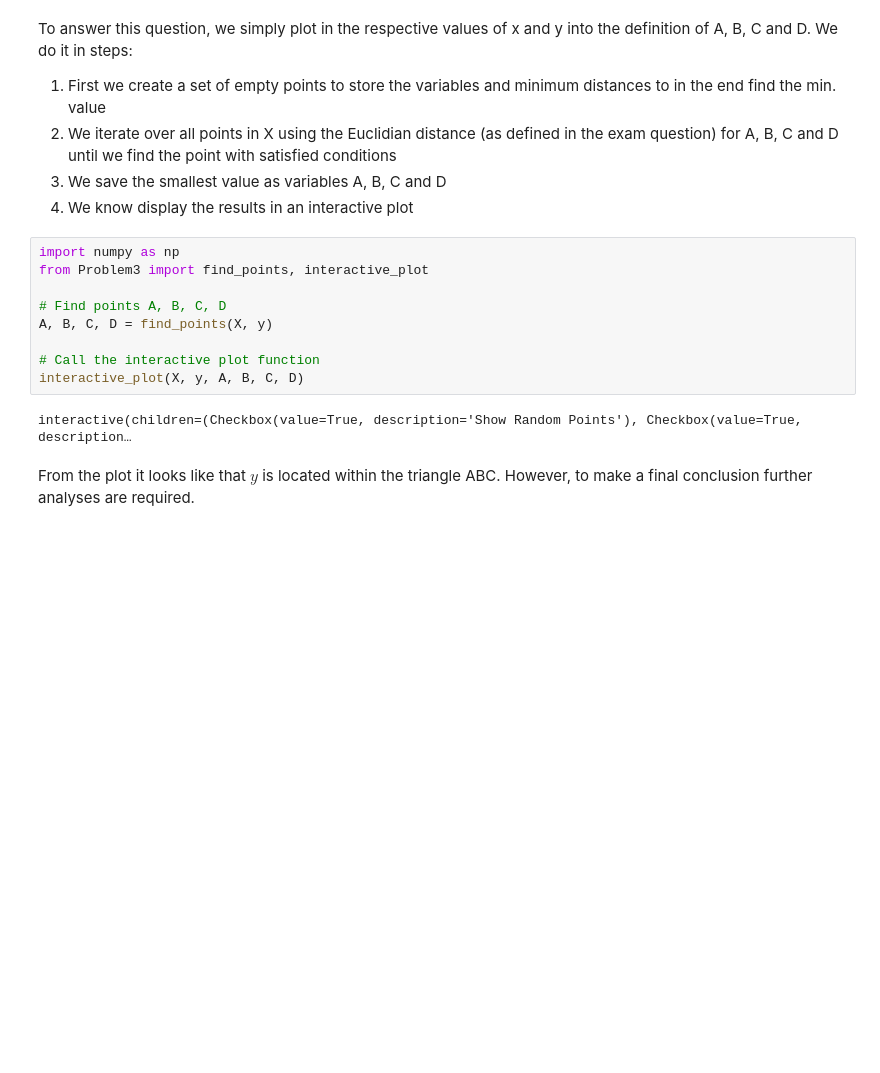
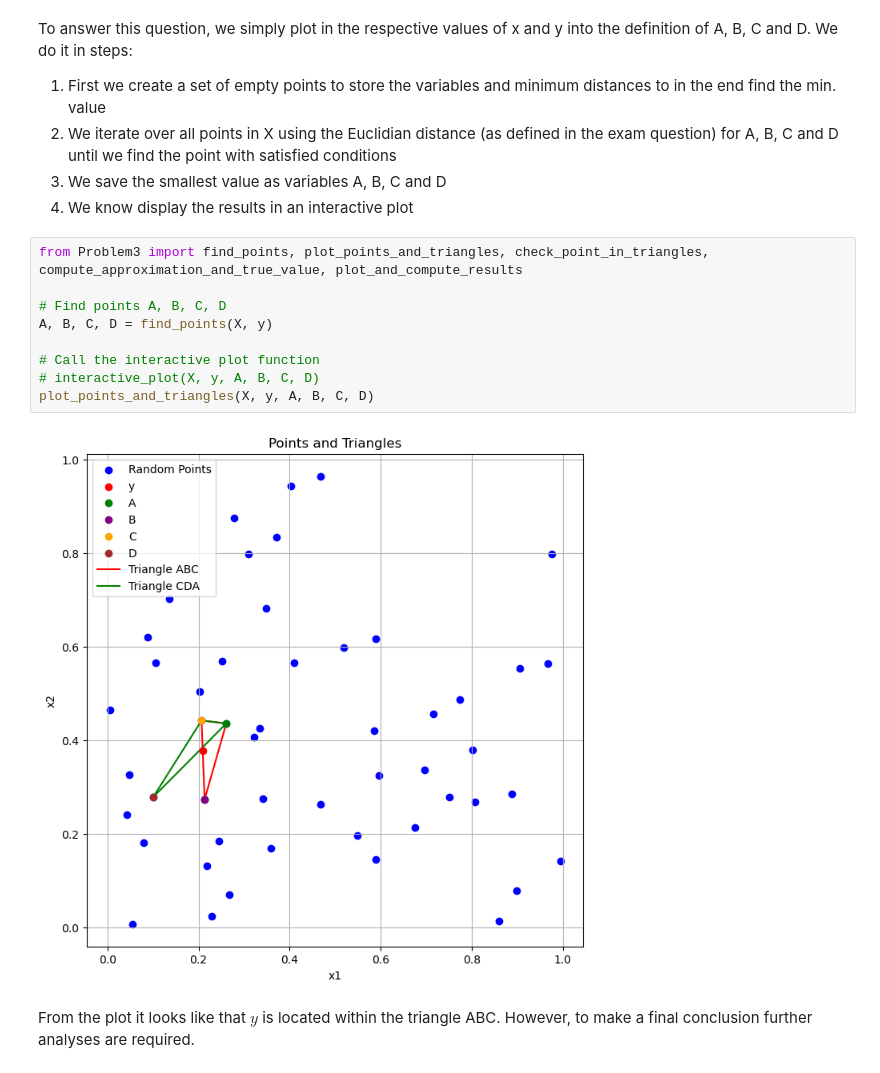
Before and after one commit to NumEconCopenhagen/projects-2024-econtechvets, a Jupyter notebook: examproject/exam_2024.ipynb, the cells around one changed output. Drawn from its saved outputs; the diff is of its cells as text; blank space fills up the shorter version.

Commit message:
problem 3

```diff
--- a/examproject/exam_2024.ipynb
+++ b/examproject/exam_2024.ipynb
@@ -415,16 +410,16 @@ To answer this question, we simply plot in the respective values of x and y into
 3. We save the smallest value as variables A, B, C and D
 4. We know display the results in an interactive plot
 # %%
-import numpy as np
-from Problem3 import find_points, interactive_plot
+from Problem3 import find_points, plot_points_and_triangles, check_point_in_triangles, compute_approximation_and_true_value, plot_and_compute_results
 
 # Find points A, B, C, D
 A, B, C, D = find_points(X, y)
 
 # Call the interactive plot function
-interactive_plot(X, y, A, B, C, D)
+# interactive_plot(X, y, A, B, C, D)
+plot_points_and_triangles(X, y, A, B, C, D)
 # %% [output]
-interactive(children=(Checkbox(value=True, description='Show Random Points'), Checkbox(value=True, description…
+[figure, added]
 # %% [markdown]
 From the plot it looks like that $y$ is located within the triangle ABC. However, to make a final conclusion further analyses are required.
 # %% [markdown]
```
Also changed, not shown: parts of 5 cells of this notebook, 1 other file.
